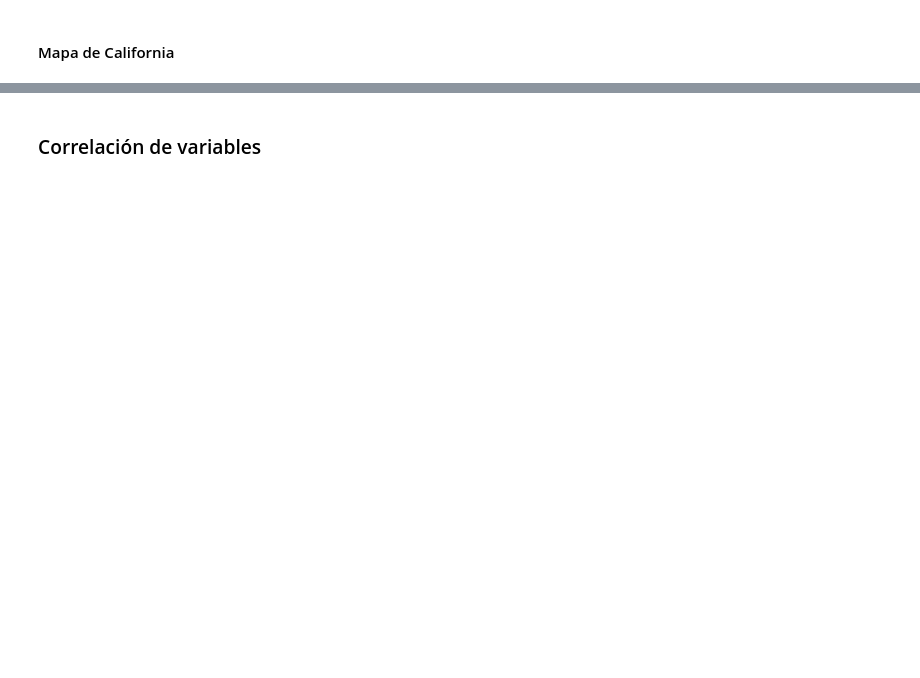
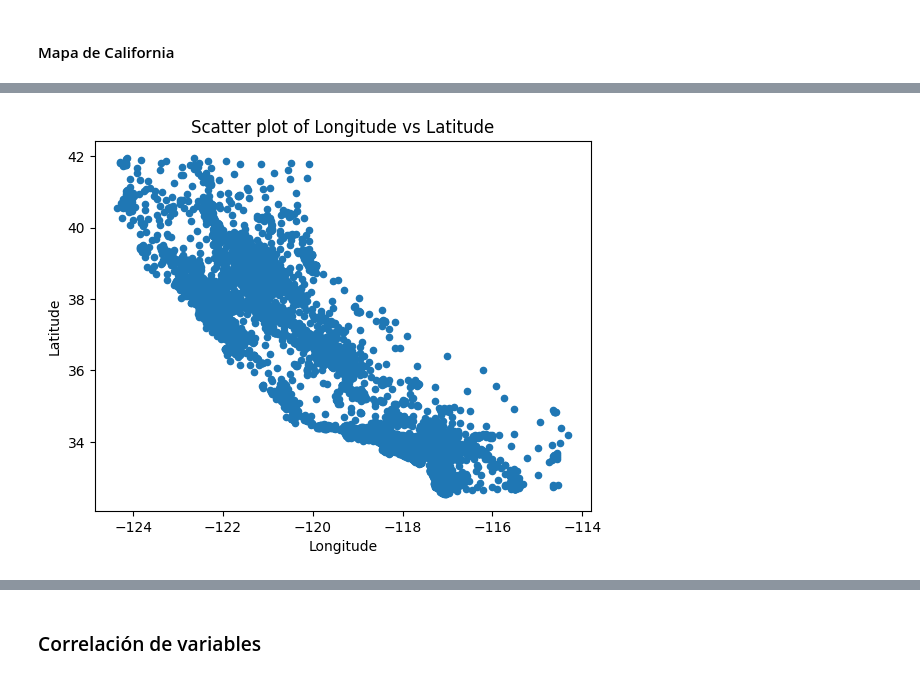
Before and after one commit to depresionTropical/data-science-class, a Jupyter notebook: CD _16_Regresión Lineal - TEC/CD_16_ML-Regresion_PrediccionCosto/CD_16_ML-Regresion__PrediccionCosto.ipynb, the cells around one changed output, grey strips where cells are left out. Drawn from its saved outputs; the diff is of its cells as text; code cells hidden in the pictures; blank space fills up the shorter version.

```diff
--- a/CD _16_Regresión Lineal - TEC/CD_16_ML-Regresion_PrediccionCosto/CD_16_ML-Regresion__PrediccionCosto.ipynb
+++ b/CD _16_Regresión Lineal - TEC/CD_16_ML-Regresion_PrediccionCosto/CD_16_ML-Regresion__PrediccionCosto.ipynb
@@ -176,3 +232,10 @@ df = pd.read_csv('datos/info_Casas_SF.csv')
 <img src="figuras/CaliforniaMapa.png" align="middle" style="width:550px;" />
 # %%
 # Hacer una grafica de dispersión con la longitud en X y la latitud en Y.
+df.plot(kind='scatter', x='longitude', y='latitude')
+plt.xlabel('Longitude')
+plt.ylabel('Latitude')
+plt.title('Scatter plot of Longitude vs Latitude')
+plt.show()
+# %% [output]
+[figure, added]
```
Also changed, not shown: parts of 16 cells of this notebook.
